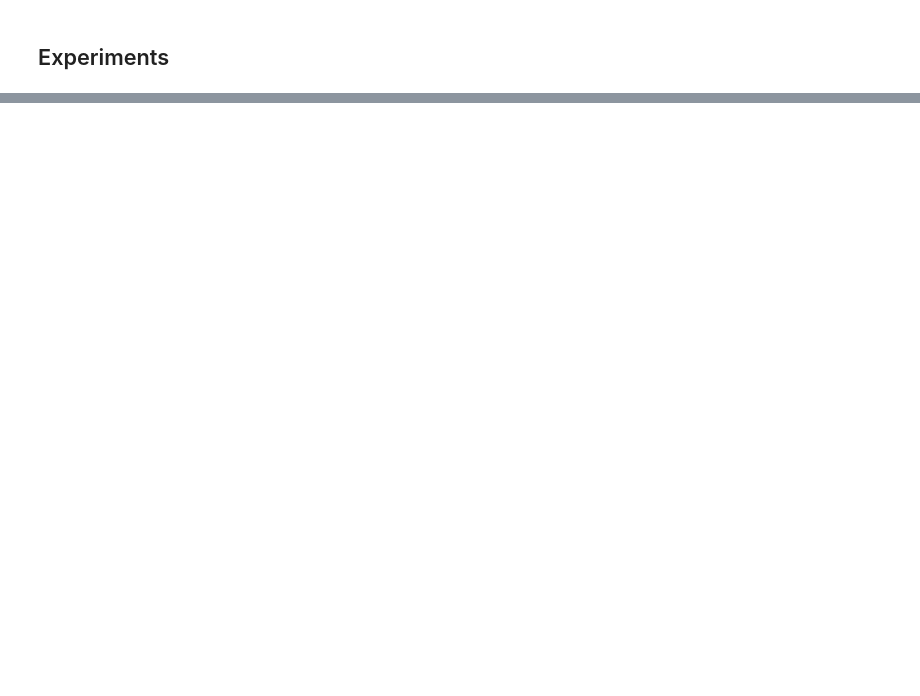
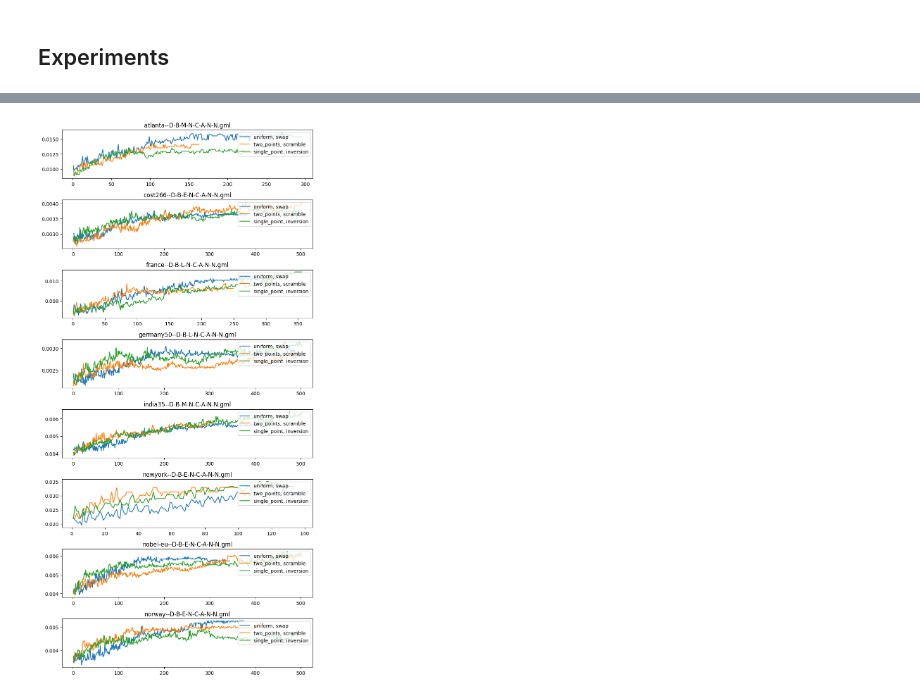
Before and after one commit to Ethan-zc/Genetic-Algorithm-For-Package-Deliverty, a Jupyter notebook: generic algorithm.ipynb, the cells around one changed output, grey strips where cells are left out. Saved outputs shown, nothing was run; the diff lists cells and outputs as text; code cells hidden in the pictures; blank space fills up the shorter version.

```diff
--- a/generic algorithm.ipynb
+++ b/generic algorithm.ipynb
@@ -788,0 +475,4 @@ uniform, scramble: terminated by maximum num of generations
+# %%
+sorted_fitness_result = sorted(fitness_result_best3.items(), key=lambda x: x[1], reverse=True)
+for key, value in sorted_fitness_result:
+    print(key, value)
@@ -790,0 +546,20 @@ uniform, scramble: terminated by maximum num of generations
+# %%
+def show_results(result_dict):
+    # 创建包含 8 个子图的图表
+    fig, axes = plt.subplots(nrows=8, ncols=1, figsize=(8, 16))
+    for i, (gml_file, gml_results) in enumerate(result_dict.items()):
+        for j, (combination, value) in enumerate(gml_results.items()):
+            x = list(range(1, value["generation"] + 1))
+            y = value["best_chromosome"]
+            axes[i].plot(x, y, label=combination)
+            axes[i].set_title(gml_file)
+            axes[i].legend(loc='upper left')
+
+    # 调整子图之间的间距
+    plt.tight_layout()
+
+    # 显示图表
+    plt.show()
+show_results(result_dict)
+# %% [output]
+[figure, added]
```
Also changed, not shown: parts of 23 cells of this notebook.
